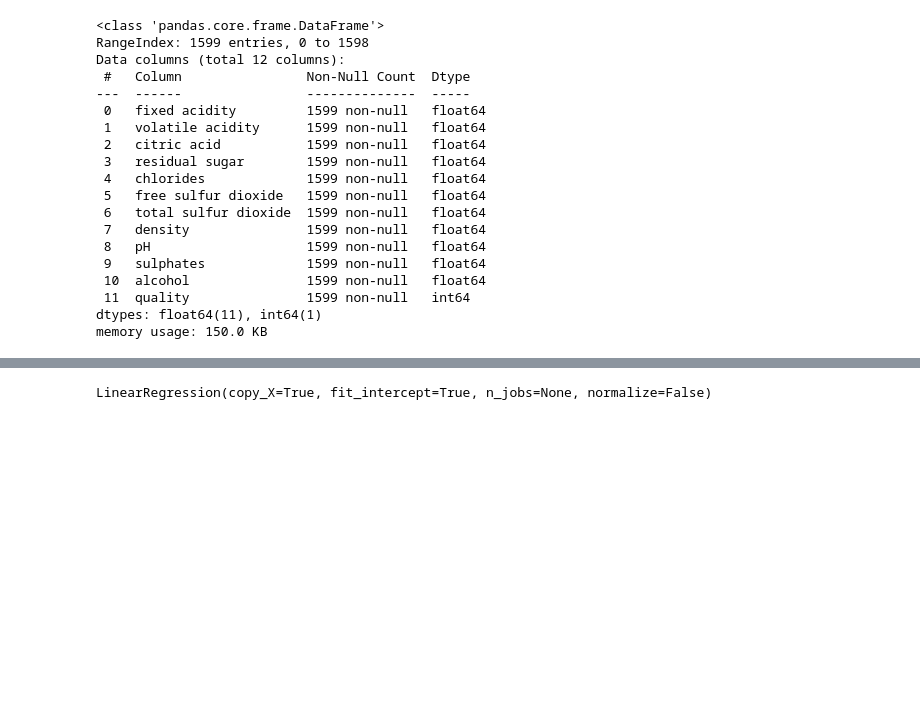
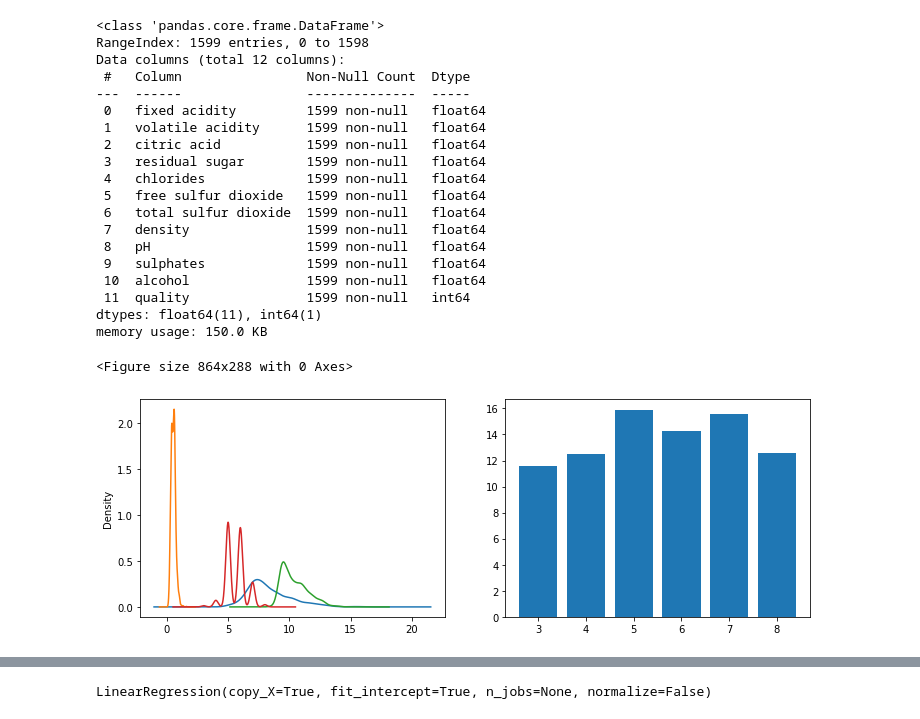
Before and after one commit to christedjo28/H8_36, a Jupyter notebook: Sesi11.ipynb, the cells around one changed output, grey strips where cells are left out. Saved outputs shown, nothing was run; the diff lists cells and outputs as text; code cells hidden in the pictures; blank space fills up the shorter version.

```diff
--- a/Sesi11.ipynb
+++ b/Sesi11.ipynb
@@ -608,4 +612,22 @@ Data columns (total 12 columns):
  11  quality               1599 non-null   int64
 dtypes: float64(11), int64(1)
 memory usage: 150.0 KB
+# %%
+f = plt.figure(figsize=(12,4))
+# %% [output]
+<Figure size 864x288 with 0 Axes>
+# %%
+f = plt.figure(figsize=(12,4))
+
+f.add_subplot(1,2,1)
+df['fixed acidity'].plot(kind='kde')
+df['volatile acidity'].plot(kind='kde')
+df['alcohol'].plot(kind='kde')
+df['quality'].plot(kind='kde')
+
+f.add_subplot(1,2,2)
+plt.bar(df['quality'], df['fixed acidity'])
+plt.show()
+# %% [output]
+[figure, added]
 # %%
```
Also changed, not shown: parts of 18 cells of this notebook.
